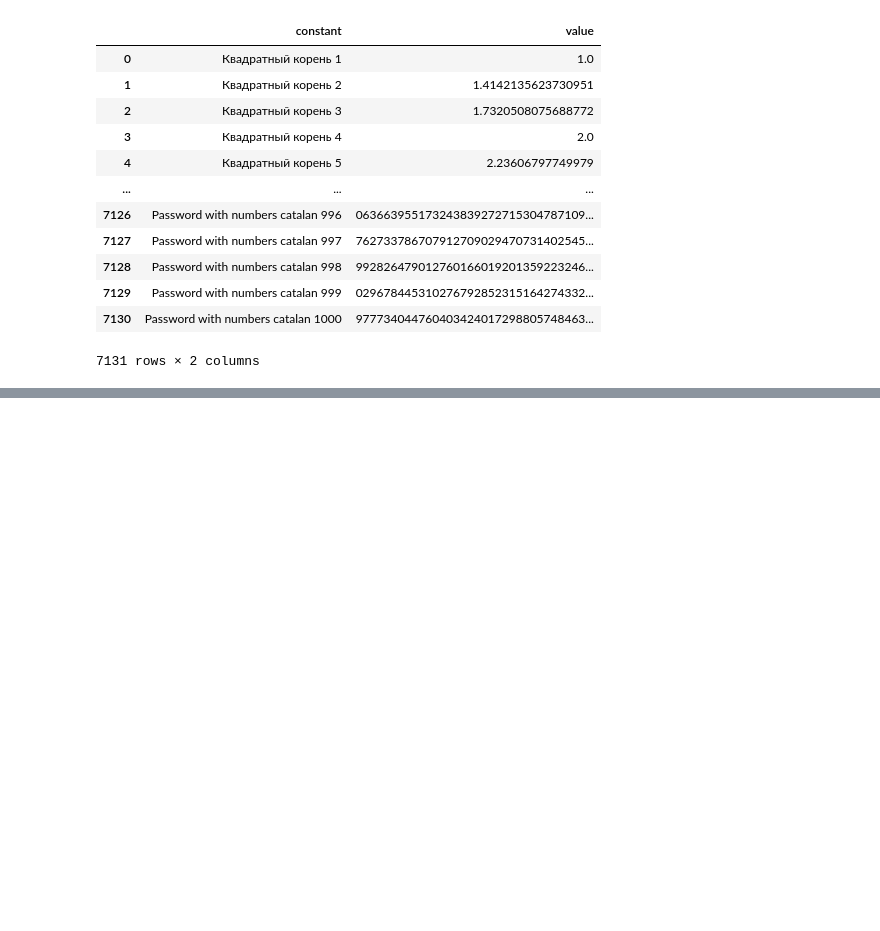
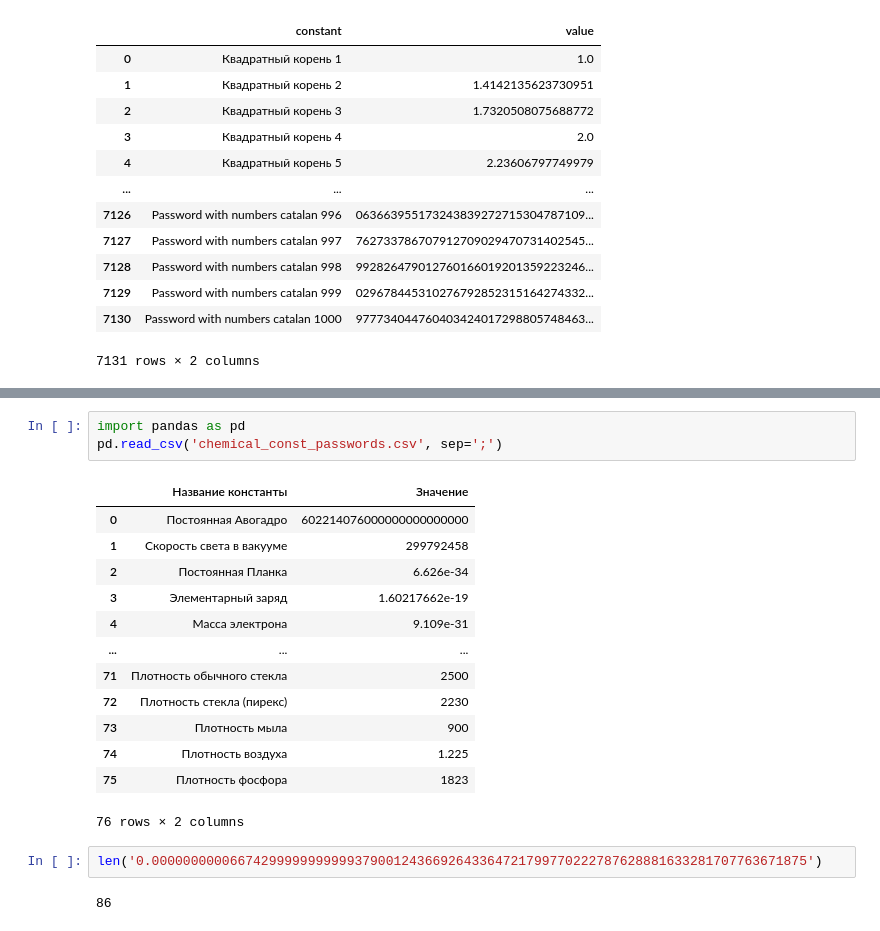
Before and after one commit to gukailooo/----------------, a Jupyter notebook: parser.ipynb, the cells around one changed output, grey strips where cells are left out. Drawn from its saved outputs; the diff is of its cells as text; blank space fills up the shorter version.

```diff
--- a/parser.ipynb
+++ b/parser.ipynb
@@ -538,0 +572,21 @@ pd.read_csv('dictionary.txt', names=columns, header=None)
+# %%
+import pandas as pd
+pd.read_csv('chemical_const_passwords.csv', sep=';')
+# %% [output]
+|  | Название константы | Значение |
+| 0 | Постоянная Авогадро | 602214076000000000000000 |
+| 1 | Скорость света в вакууме | 299792458 |
+| 2 | Постоянная Планка | 6.626e-34 |
+| 3 | Элементарный заряд | 1.60217662e-19 |
+| 4 | Масса электрона | 9.109e-31 |
+| ... | ... | ... |
+| 71 | Плотность обычного стекла | 2500 |
+| 72 | Плотность стекла (пирекс) | 2230 |
+| 73 | Плотность мыла | 900 |
+| 74 | Плотность воздуха | 1.225 |
+| 75 | Плотность фосфора | 1823 |
+76 rows × 2 columns
+# %%
+len('0.000000000066742999999999993790012436692643364721799770222787628881633281707763671875')
+# %% [output]
+86
```
Also changed, not shown: parts of 4 cells of this notebook, 19 other files.
